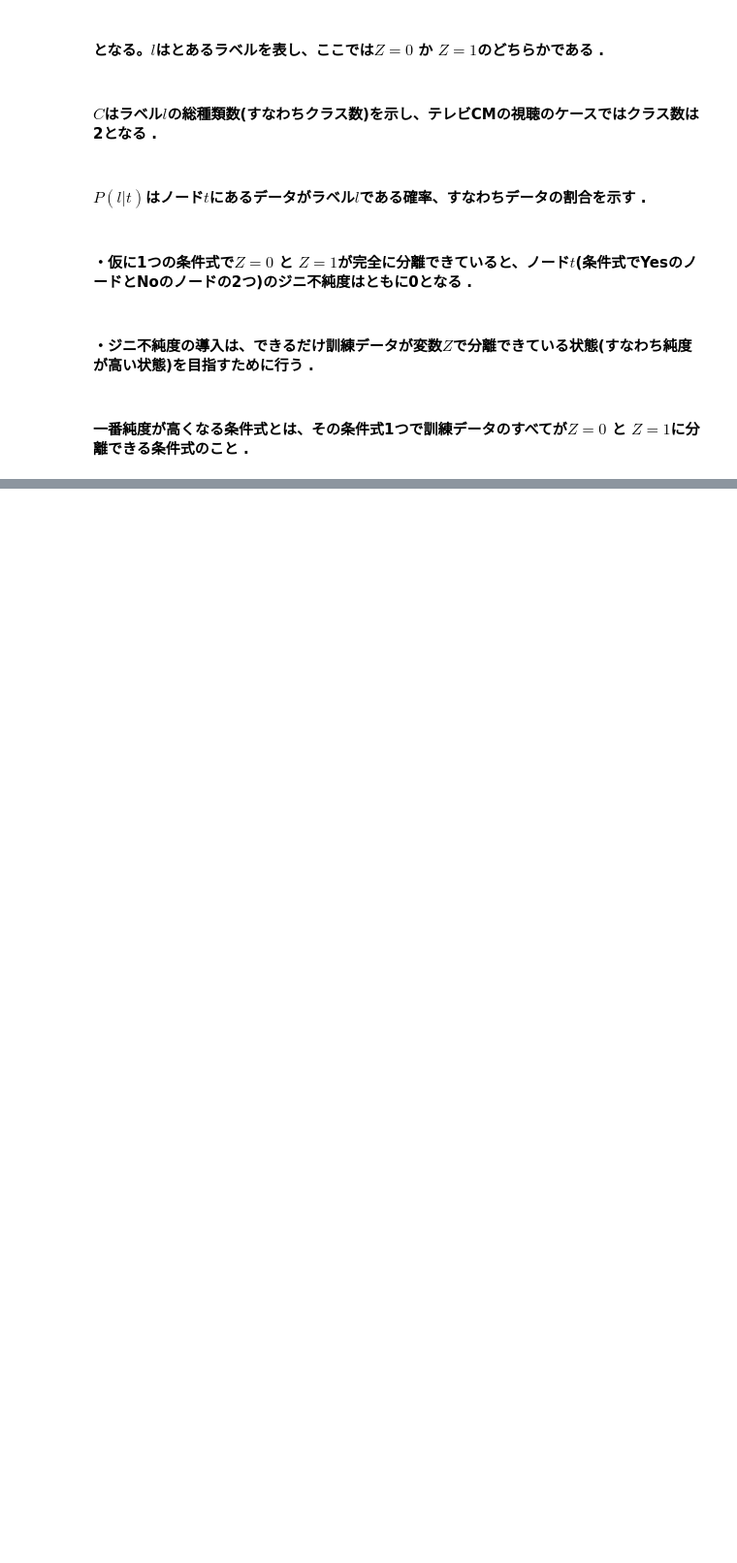
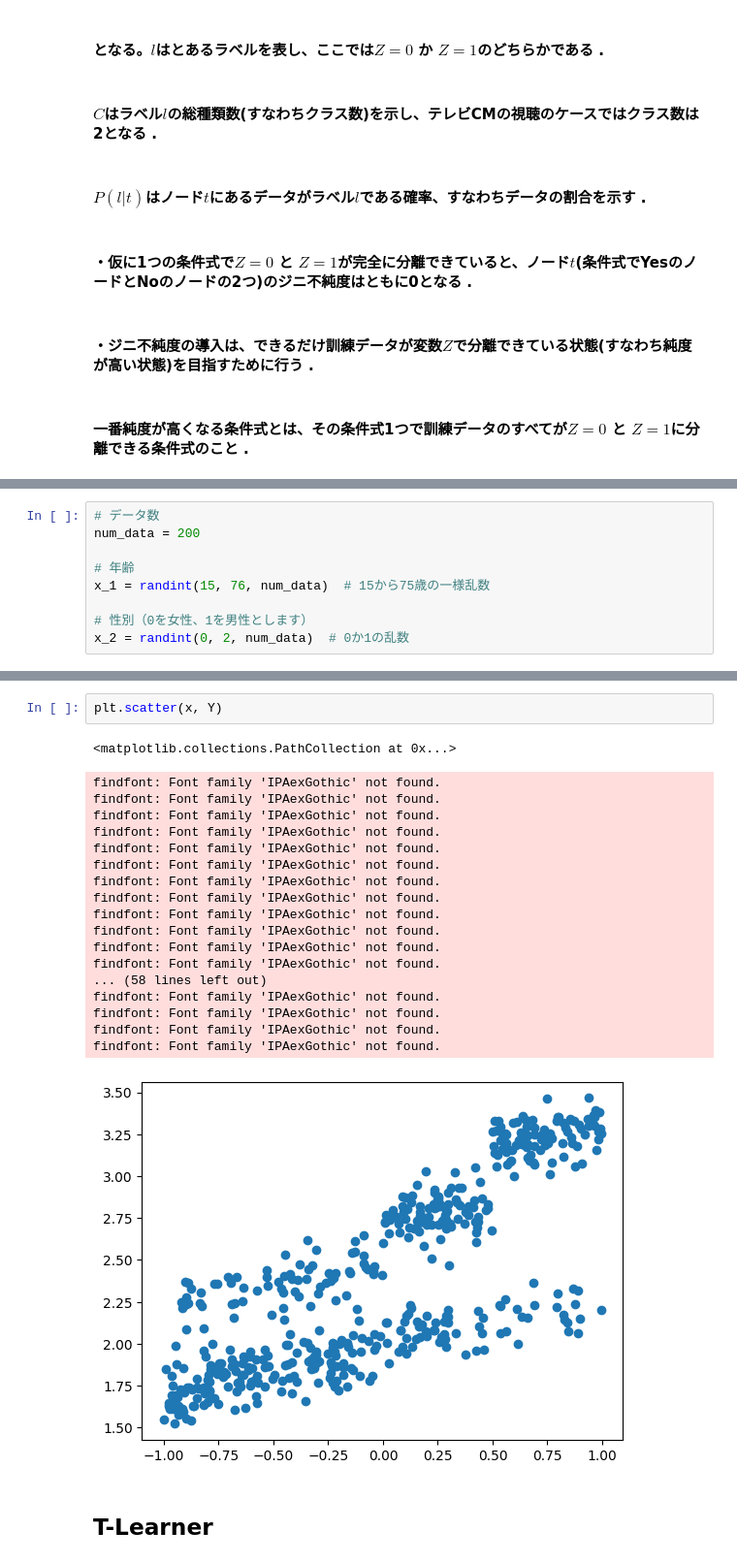
Before and after one commit to LABO-M/Python-causal-analysis, a Jupyter notebook: chapter5/chapter5.ipynb, the cells around one changed output, grey strips where cells are left out. Shown: that part at 97% size. Saved outputs shown, nothing was run; the diff lists cells and outputs as text; blank space fills up the shorter version.

```diff
--- a/chapter5/chapter5.ipynb
+++ b/chapter5/chapter5.ipynb
@@ -48,0 +121,9 @@ $$
+# %%
+# データ数
+num_data = 200
+
+# 年齢
+x_1 = randint(15, 76, num_data)  # 15から75歳の一様乱数
+
+# 性別（0を女性、1を男性とします）
+x_2 = randint(0, 2, num_data)  # 0か1の乱数
@@ -48,0 +575,24 @@ $$
+# %%
+plt.scatter(x, Y)
+# %% [output]
+<matplotlib.collections.PathCollection at 0x...>
+findfont: Font family 'IPAexGothic' not found.
+findfont: Font family 'IPAexGothic' not found.
+findfont: Font family 'IPAexGothic' not found.
+findfont: Font family 'IPAexGothic' not found.
+findfont: Font family 'IPAexGothic' not found.
+findfont: Font family 'IPAexGothic' not found.
+findfont: Font family 'IPAexGothic' not found.
+findfont: Font family 'IPAexGothic' not found.
+findfont: Font family 'IPAexGothic' not found.
+findfont: Font family 'IPAexGothic' not found.
+findfont: Font family 'IPAexGothic' not found.
+findfont: Font family 'IPAexGothic' not found.
+... (58 lines left out)
+findfont: Font family 'IPAexGothic' not found.
+findfont: Font family 'IPAexGothic' not found.
+findfont: Font family 'IPAexGothic' not found.
+findfont: Font family 'IPAexGothic' not found.
+[figure, added]
+# %% [markdown]
+## T-Learner
```
Also changed, not shown: parts of 203 cells of this notebook, 1 other file.
